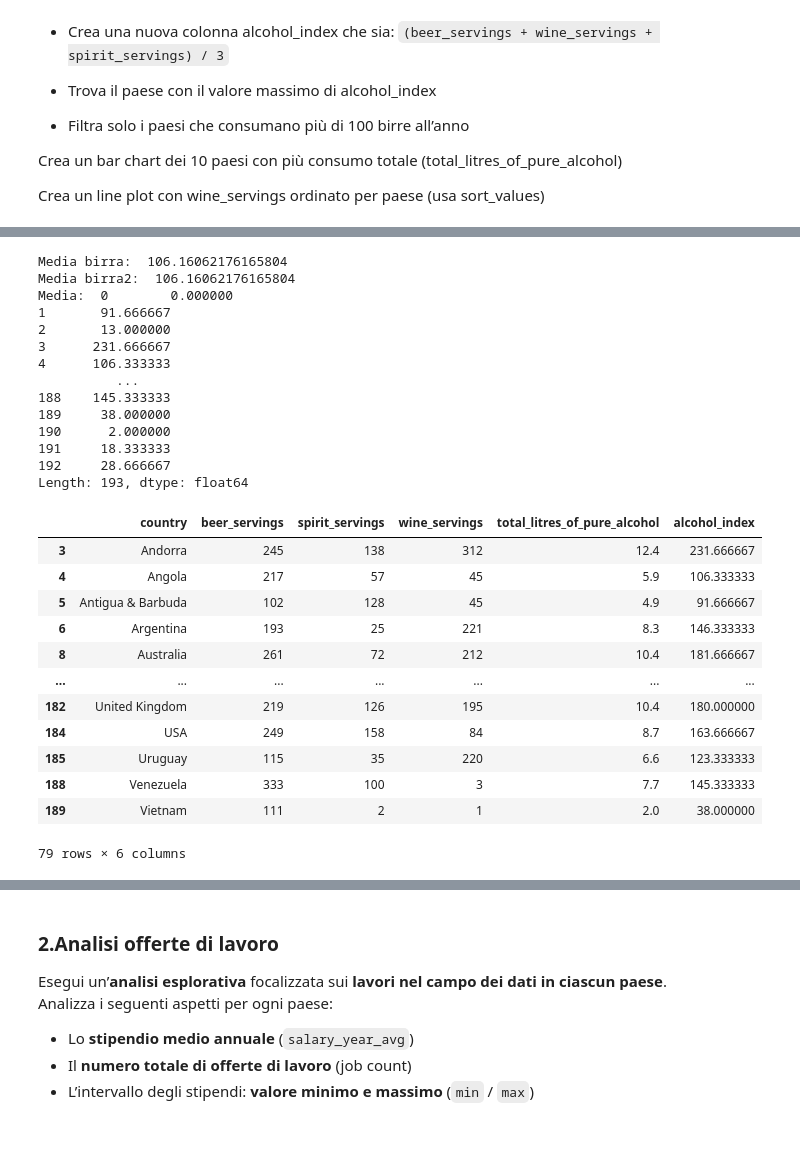
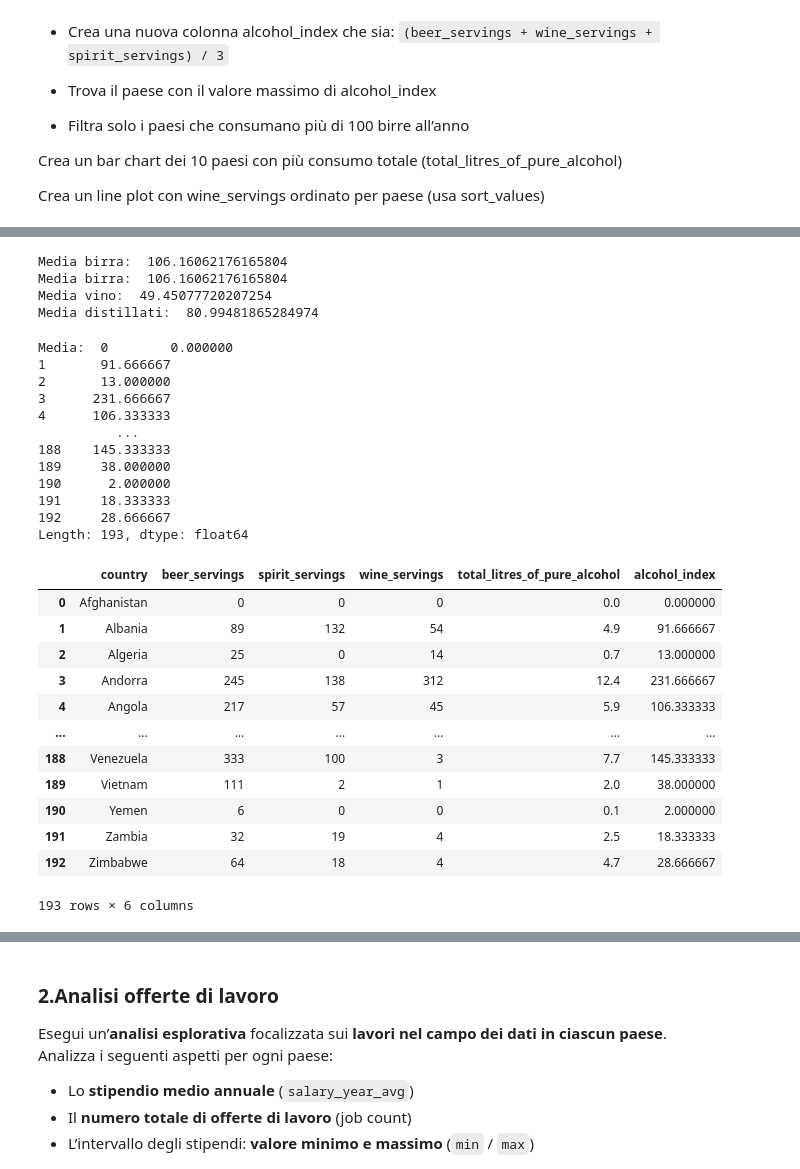
Before and after one commit to SofiaOlivo/LabProg, a Jupyter notebook: 3.5_Esercizi_lez_3.ipynb, the cells around one changed output, grey strips where cells are left out. Cells and saved outputs as stored; diff of their text form; code cells hidden in the pictures; blank space fills up the shorter version.

```diff
--- a/3.5_Esercizi_lez_3.ipynb
+++ b/3.5_Esercizi_lez_3.ipynb
@@ -18,76 +49,64 @@ Crea un line plot con wine_servings ordinato per paese (usa sort_values)
+# %%
+# Step 2:
+df["beer_servings"]                            # ritorna gli indici e i valori in una tabella
+df["beer_servings"].values                     # riorna un array che contiene tutti i valori, si perdono gli indici
+media_birra = df["beer_servings"].mean()
+print("Media birra: ", media_birra)            # uguale per vino e distillati
+
+#oppure:
+import numpy as np
+media_birra2 = np.mean(df["beer_servings"].values)
+print("Media birra: ", media_birra2)
+
+media_vino = np.mean(df["wine_servings"].values)
+print("Media vino: ", media_vino)
+
+media_distillati = np.mean(df["spirit_servings"].values)
+print("Media distillati: ", media_distillati)
+# %% [output]
+Media birra:  106.16062176165804
+Media birra:  106.16062176165804
+Media vino:  49.45077720207254
+Media distillati:  80.99481865284974
 # %%
-import pandas as pd
-
-df = pd.read_csv("https://raw.githubusercontent.com/fivethirtyeight/data/master/alcohol-consumption/drinks.csv")
-df                   # df di default è un pandas data frame
-# df.colums          # ci da i nomi di tutte le colonne
-
-# Step 1:
-df.sort_values(by = "total_litres_of_pure_alcohol", ascending = False).head(10)
-# df.sort_values("total_litres_of_pure_alcohol")   ordina il dataframe in base alla colonna indicata
-# ascending = False                                ordina dal più alto al più basso
-# .head(10)                                        prende solo le prime 10 righe dopo l'ordinamento
-
-# Step 2:
-df["beer_servings"]                            # ritorna gli indici e i valori in una tabella
-df["beer_servings"].values                     # riorna un array che contiene tutti i valori, si perdono gli indici
-media_birra = df["beer_servings"].mean()
-print("Media birra: ", media_birra)            # uguale per vino e distillati
-
-#oppure:
-import numpy as np
-media_birra2 = np.mean(df["beer_servings"].values)
-print("Media birra2: ", media_birra2)
-
 # Step 3:
 df["beer_servings"] + df["wine_servings"]      # sotto fa df["beer_servings"].values + df["wine_servings"].values
 
 df["beer_servings"] + df["wine_servings"] + df["spirit_servings"]
 nuova_colonna = (df["beer_servings"] + df["wine_servings"] + df["spirit_servings"]) / 3   # dytype è float
 df["alcohol_index"] = nuova_colonna
 df
 
 # oppure:
 df[["beer_servings", "wine_servings", "spirit_servings"]]                           # così ho una matrice
 df[["beer_servings", "wine_servings", "spirit_servings"]].mean()                    # così fa la media per colonne
 df[["beer_servings", "wine_servings", "spirit_servings"]].values.mean()             # così fa la media di tutta la matrice
 media = df[["beer_servings", "wine_servings", "spirit_servings"]].mean(axis = 1)    # così fa la media per righe
 print("Media: ", media)
-
-# Step 4:  qui c'è qualcosa di sbagliato
-# df.sort_values(by='alcohol_index', ascending=False).hear(1)
-
-# oppure: questi due sono equivalenti
-# df[df['alcohol_index'] == df['alcohol_index'].max()]
-# df['alcohol_index'].argmax()
-
-# Step 5:
-df[df["beer_servings"] > 100]
+df
 # %% [output]
-Media birra:  106.16062176165804
-Media birra2:  106.16062176165804
 Media:  0        0.000000
 1       91.666667
 2       13.000000
 3      231.666667
 4      106.333333
           ...
 188    145.333333
 189     38.000000
 190      2.000000
 191     18.333333
 192     28.666667
 Length: 193, dtype: float64
 |  | country | beer_servings | spirit_servings | wine_servings | total_litres_of_pure_alcohol | alcohol_index |
+| 0 | Afghanistan | 0 | 0 | 0 | 0.0 | 0.000000 |
+| 1 | Albania | 89 | 132 | 54 | 4.9 | 91.666667 |
+| 2 | Algeria | 25 | 0 | 14 | 0.7 | 13.000000 |
 | 3 | Andorra | 245 | 138 | 312 | 12.4 | 231.666667 |
 | 4 | Angola | 217 | 57 | 45 | 5.9 | 106.333333 |
-| 5 | Antigua & Barbuda | 102 | 128 | 45 | 4.9 | 91.666667 |
-| 6 | Argentina | 193 | 25 | 221 | 8.3 | 146.333333 |
-| 8 | Australia | 261 | 72 | 212 | 10.4 | 181.666667 |
 | ... | ... | ... | ... | ... | ... | ... |
-| 182 | United Kingdom | 219 | 126 | 195 | 10.4 | 180.000000 |
-| 184 | USA | 249 | 158 | 84 | 8.7 | 163.666667 |
-| 185 | Uruguay | 115 | 35 | 220 | 6.6 | 123.333333 |
 | 188 | Venezuela | 333 | 100 | 3 | 7.7 | 145.333333 |
 | 189 | Vietnam | 111 | 2 | 1 | 2.0 | 38.000000 |
+| 190 | Yemen | 6 | 0 | 0 | 0.1 | 2.000000 |
+| 191 | Zambia | 32 | 19 | 4 | 2.5 | 18.333333 |
+| 192 | Zimbabwe | 64 | 18 | 4 | 4.7 | 28.666667 |
-79 rows × 6 columns
+193 rows × 6 columns
```
Also changed, not shown: parts of 15 cells of this notebook, 5 other files.
